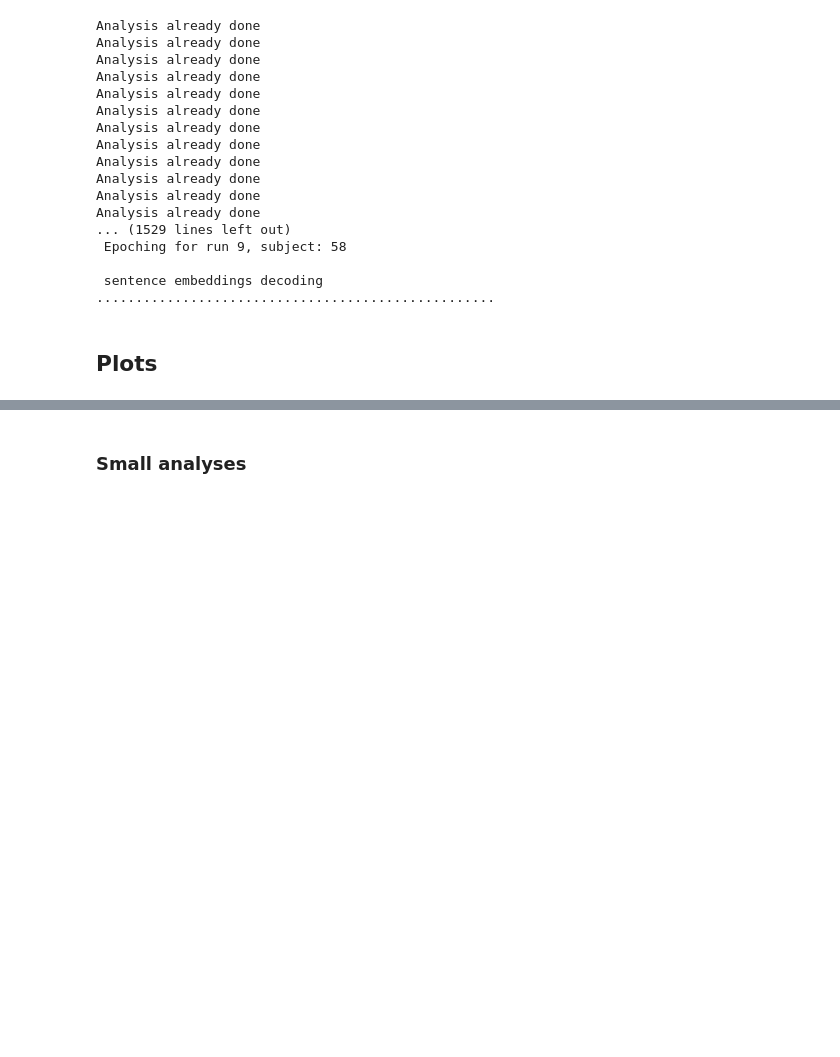
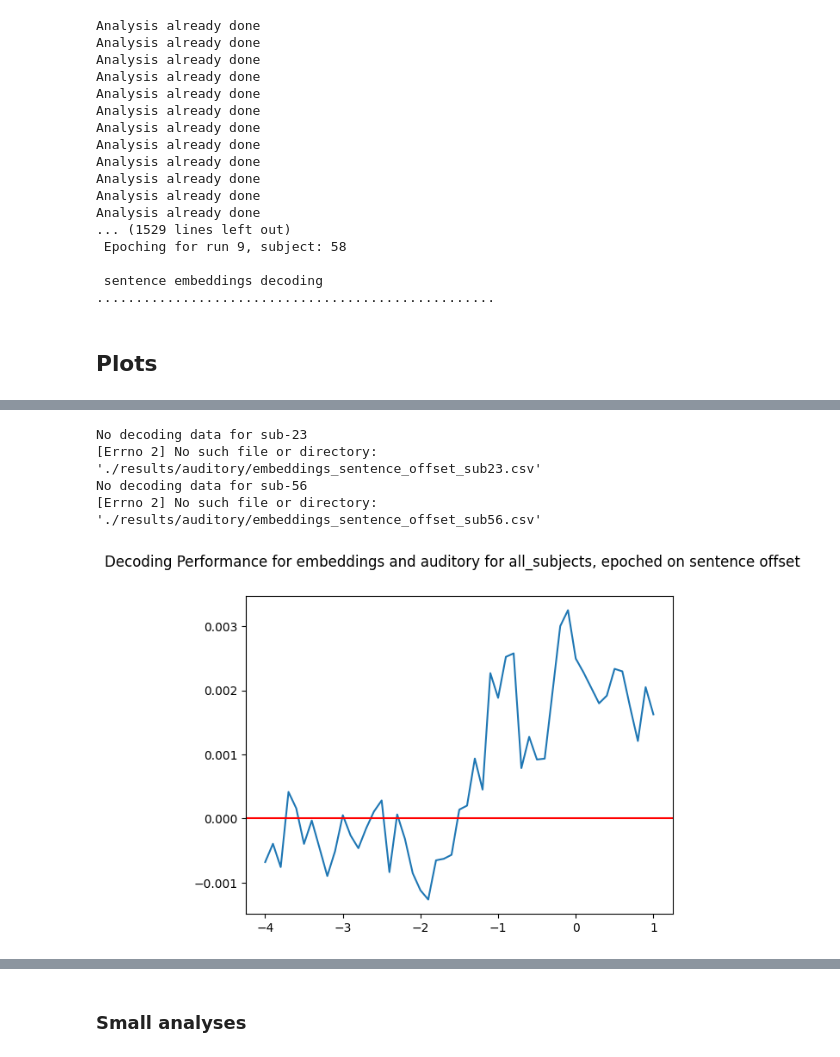
Before and after one commit to BelCorentin/neurospin-petit-prince, a Jupyter notebook: decoding/local_testing/analysis.ipynb, the cells around one changed output, grey strips where cells are left out. Drawn from its saved outputs; the diff is of its cells as text; code cells hidden in the pictures; blank space fills up the shorter version.

```diff
--- a/decoding/local_testing/analysis.ipynb
+++ b/decoding/local_testing/analysis.ipynb
@@ -343,0 +372,11 @@ No decoding data for sub-58
+# %%
+modality = 'auditory'
+start = 'offset'
+decoding_criterion = 'embeddings'
+sub_avg_plot(level, start, decoding_criterion, modality)
+# %% [output]
+No decoding data for sub-23
+[Errno 2] No such file or directory: './results/auditory/embeddings_sentence_offset_sub23.csv'
+No decoding data for sub-56
+[Errno 2] No such file or directory: './results/auditory/embeddings_sentence_offset_sub56.csv'
+[figure, added]
```
Also changed, not shown: parts of 5 cells of this notebook, 11 other files.
